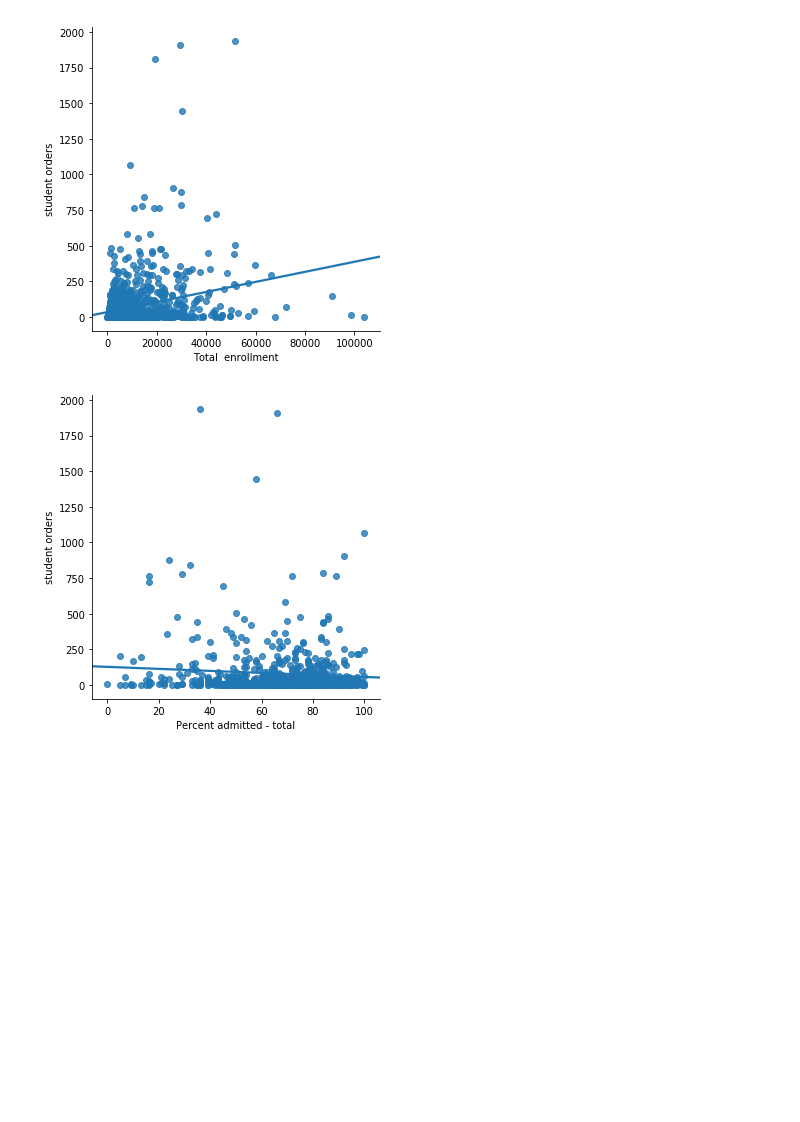
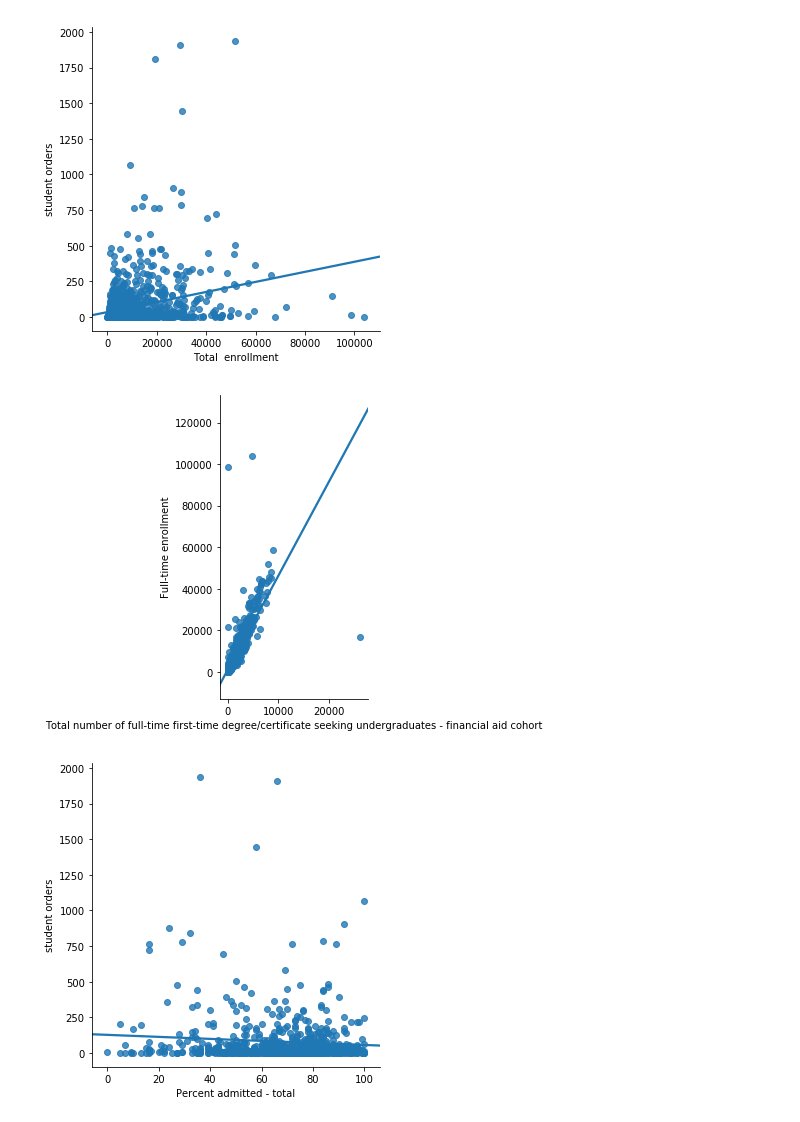
Before and after one commit to KayliBrownstein/data-science-flatworld-sales, a Jupyter notebook: institution_sales_eda.ipynb, the cells around one changed output. Drawn from its saved outputs; the diff is of its cells as text; code cells hidden in the pictures; blank space fills up the shorter version.

```diff
--- a/institution_sales_eda.ipynb
+++ b/institution_sales_eda.ipynb
@@ -289,6 +296,10 @@ sns.lmplot(x='Total  enrollment', y='student orders', data=institutions, ci=None
 # plt.ylim(-10, 250);
 # %% [output]
 [figure]
+# %%
+sns.lmplot(x='Total number of full-time first-time degree/certificate seeking undergraduates - financial aid cohort', y='Full-time enrollment', data=institutions, ci=None);
+# %% [output]
+[figure, added]
 # %%
 sns.lmplot(x='Percent admitted - total', y='student orders', data=institutions, ci=None);
 # %% [output]
```
Also changed, not shown: parts of 19 cells of this notebook.
